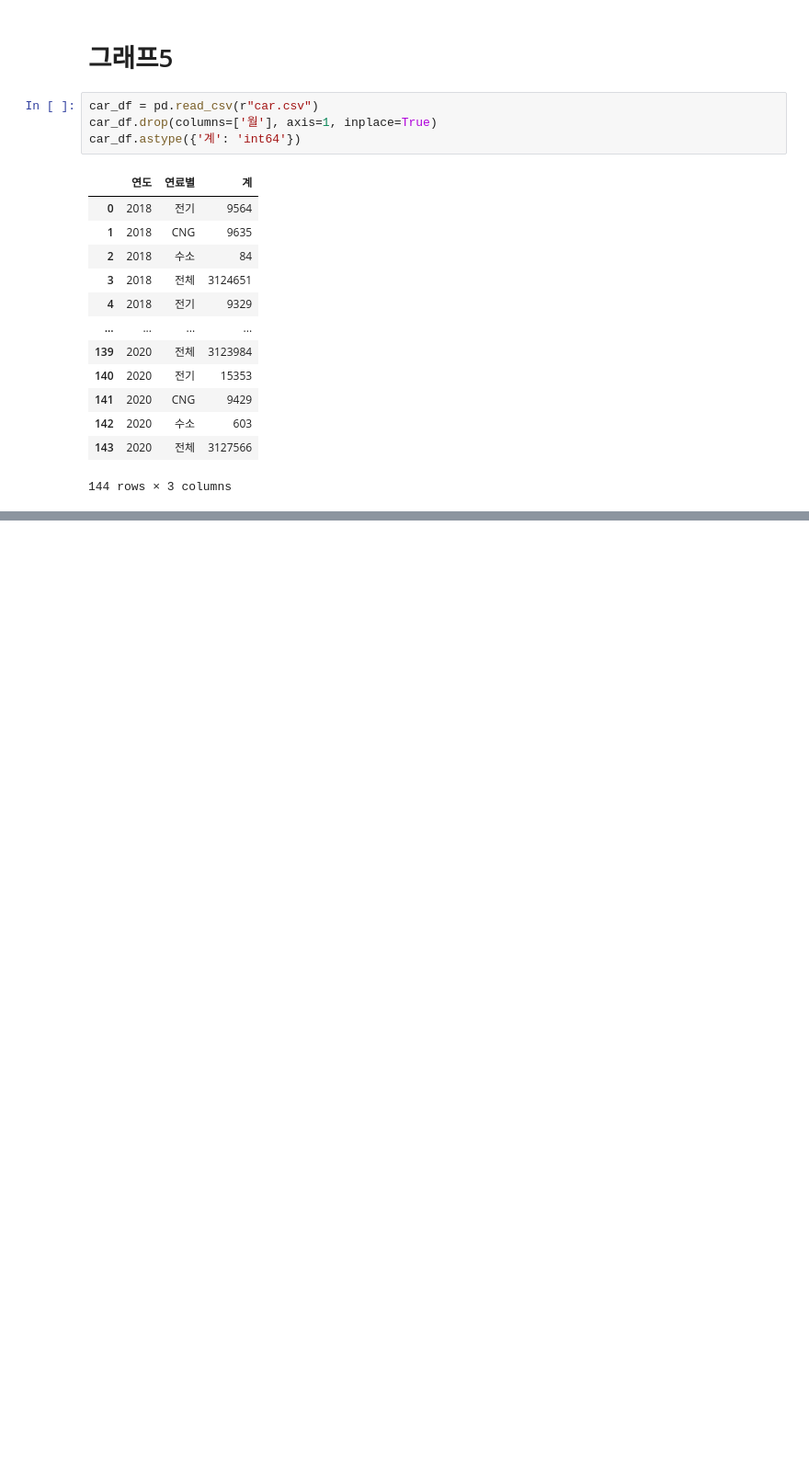
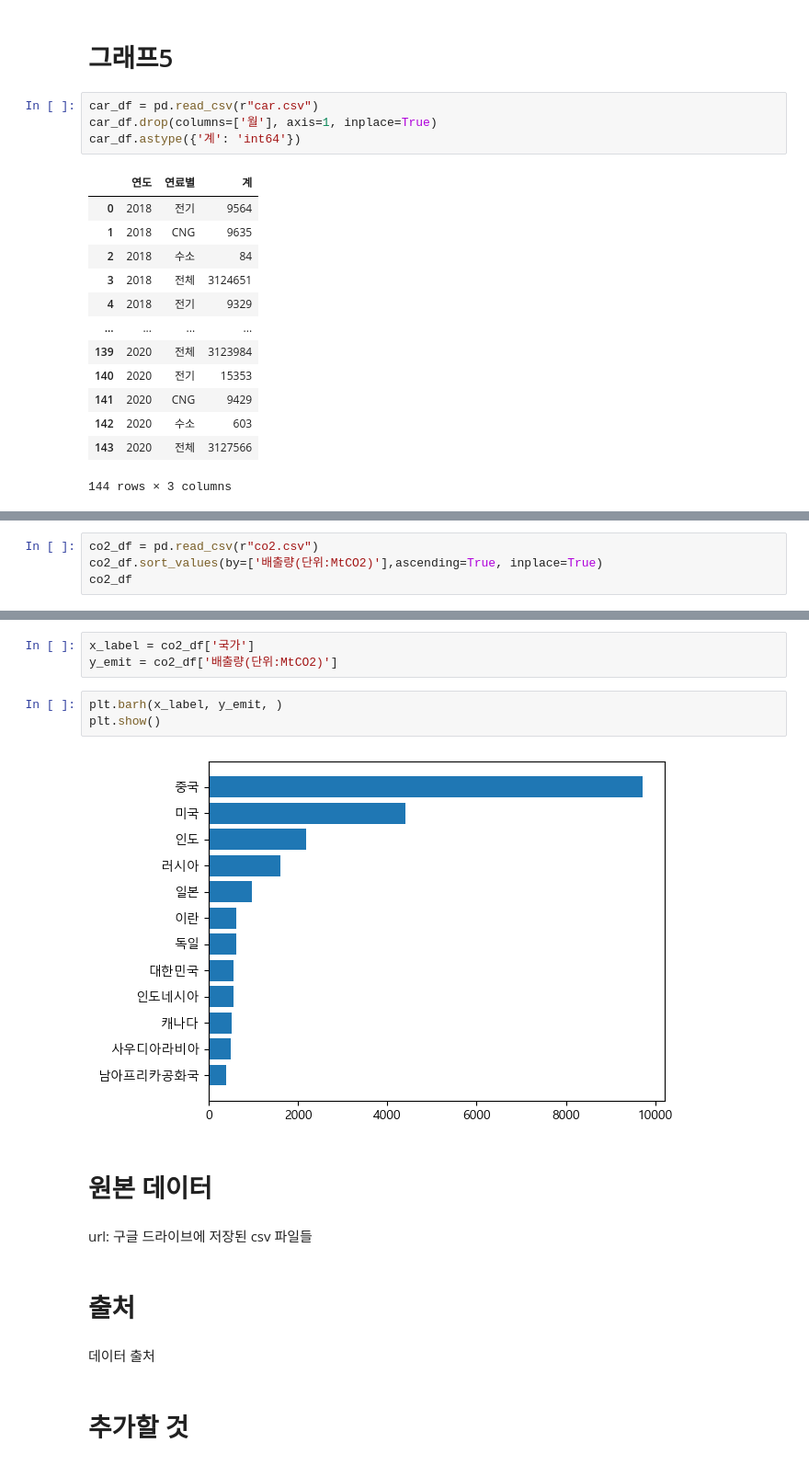
Before and after one commit to Eco-Financial/Eco-Financial, a Jupyter notebook: Visualization.ipynb, the cells around one changed output, grey strips where cells are left out. Shown: that part at 92% size. Saved outputs shown, nothing was run; the diff lists cells and outputs as text; blank space fills up the shorter version.

Commit message:
add visualization

```diff
--- a/Visualization.ipynb
+++ b/Visualization.ipynb
@@ -150,0 +174,4 @@ car_group_df
+# %%
+co2_df = pd.read_csv(r"co2.csv")
+co2_df.sort_values(by=['배출량(단위:MtCO2)'],ascending=True, inplace=True)
+co2_df
@@ -150,0 +192,18 @@ car_group_df
+# %%
+x_label = co2_df['국가']
+y_emit = co2_df['배출량(단위:MtCO2)']
+# %%
+plt.barh(x_label, y_emit, )
+plt.show()
+# %% [output]
+[figure, added]
+# %% [markdown]
+# 원본 데이터
+# %% [markdown]
+url: 구글 드라이브에 저장된 csv 파일들
+# %% [markdown]
+# 출처
+# %% [markdown]
+데이터 출처
+# %% [markdown]
+# 추가할 것
```
Also changed, not shown: parts of 16 cells of this notebook.
